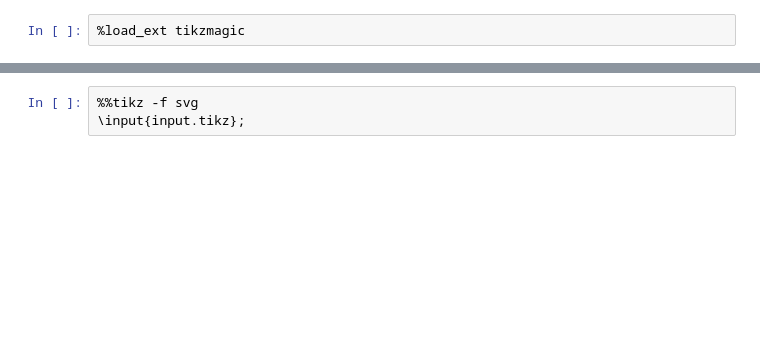
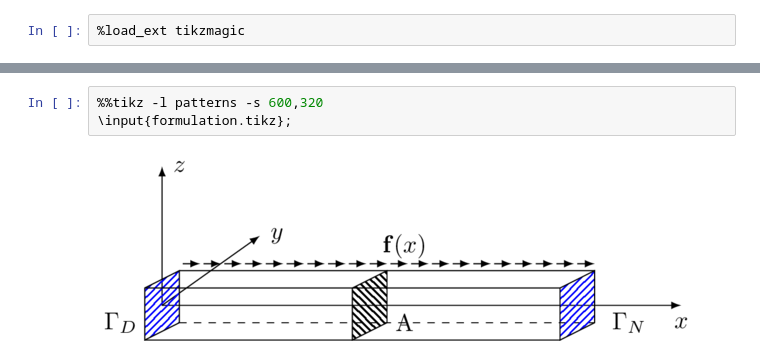
Before and after one commit to georgiosmalik/fenics-course, a Jupyter notebook: docs/source/bar1d/bar1d.ipynb, the cells around one changed output, grey strips where cells are left out. Saved outputs shown, nothing was run; the diff lists cells and outputs as text; blank space fills up the shorter version.

Commit message:
Add figure

```diff
--- a/docs/source/bar1d/bar1d.ipynb
+++ b/docs/source/bar1d/bar1d.ipynb
@@ -19,3 +9,5 @@ Find $u$ s.t.
 # %%
-%%tikz -f svg
-\input{input.tikz};
+%%tikz -l patterns -s 600,320
+\input{formulation.tikz};
+# %% [output]
+[figure, added]
```
Also changed, not shown: parts of 29 cells of this notebook, 1 other file.
